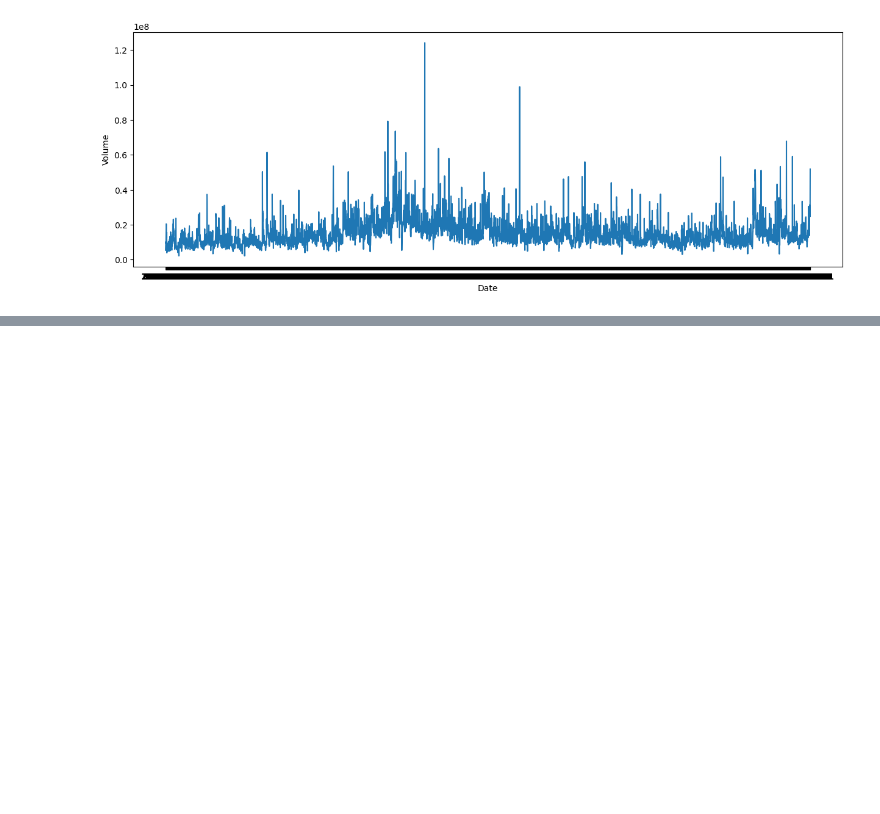
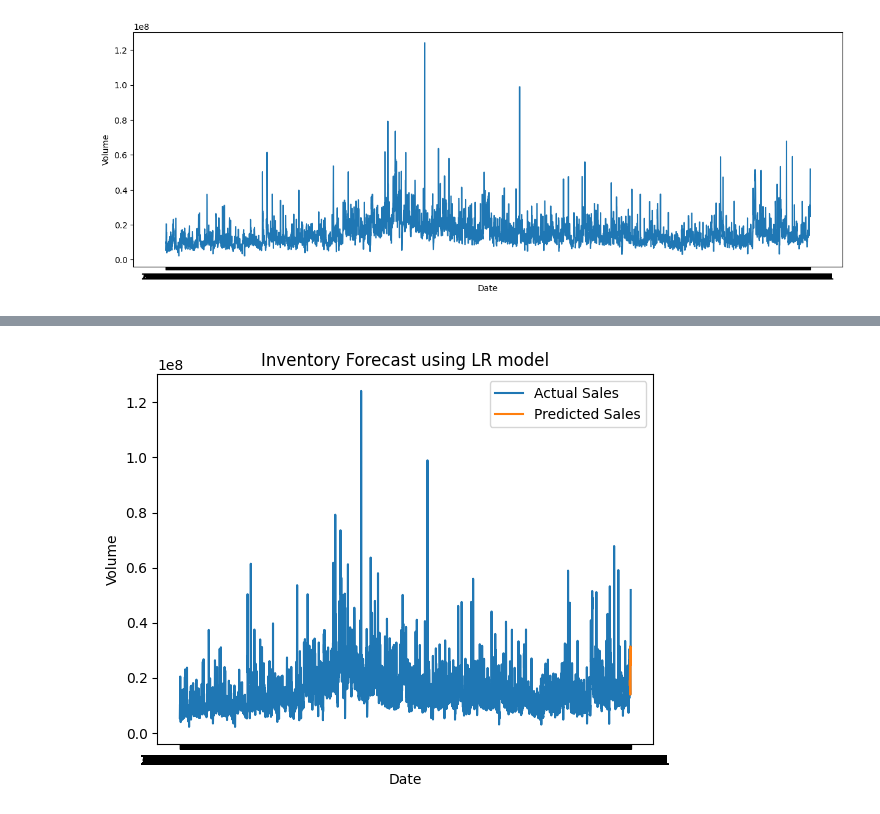
Before and after one commit to PawanTiwari13/Inventory_Forecast_Project, a Jupyter notebook: Inventory Demand Forecast/inventory_forecast.ipynb, the cells around one changed output, grey strips where cells are left out. Cells and saved outputs as stored; diff of their text form; code cells hidden in the pictures; blank space fills up the shorter version.

```diff
--- a/Inventory Demand Forecast/inventory_forecast.ipynb
+++ b/Inventory Demand Forecast/inventory_forecast.ipynb
@@ -161,0 +165,3 @@ y_test Shape:  (12, 14)
+# %%
+act_sales=inventory_forecast['Volume'][-13:].to_list()
+print(act_sales)
@@ -161,0 +172,14 @@ y_test Shape:  (12, 14)
+# %%
+lr_model=LinearRegression()
+lr_model.fit(x_train, y_train)
+lr_pre=lr_model.predict(x_test)
+# %%
+lr_pre = lr_pre.reshape(-1,1)
+lr_pre_test_set =np.concatenate([lr_pre,x_test],axis=1)
+lr_pre_test_set =scaler.inverse_transform(lr_pre_test_set)
+# %%
+result_list = []
+for index in range(0, len(lr_pre_test_set)):
+    result_list.append(lr_pre_test_set[index][0] + act_sales[index])
+lr_pre_series = pd.Series(result_list, name="Linear Predication")
+predict_df = predict_df.merge(lr_pre_series, left_index=True, right_index=True)
@@ -161,0 +212,16 @@ y_test Shape:  (12, 14)
+# %%
+# Assuming the correct column name for predicted values is 'Linear Predication'
+
+# Plot Actual Sales
+plt.plot(inventory_forecast['Date'], inventory_forecast['Volume'])
+
+# Plot Predicted Sales
+plt.plot(predict_df['Date'], predict_df['Linear Predication'])
+
+plt.title("Inventory Forecast using LR model")
+plt.xlabel('Date')
+plt.ylabel('Volume')
+plt.legend(['Actual Sales', 'Predicted Sales'])
+plt.show()
+# %% [output]
+[figure, added]
```
Also changed, not shown: parts of 7 cells of this notebook, 2 other files.
